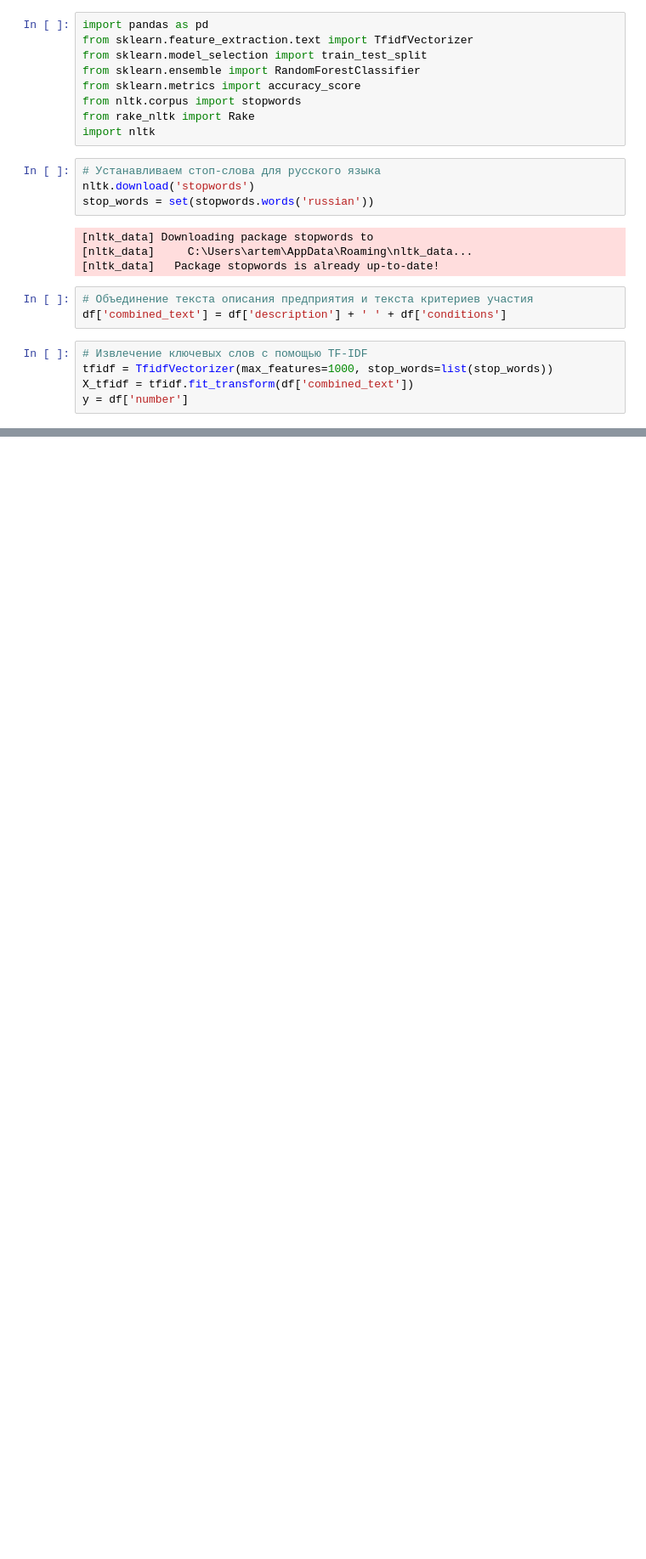
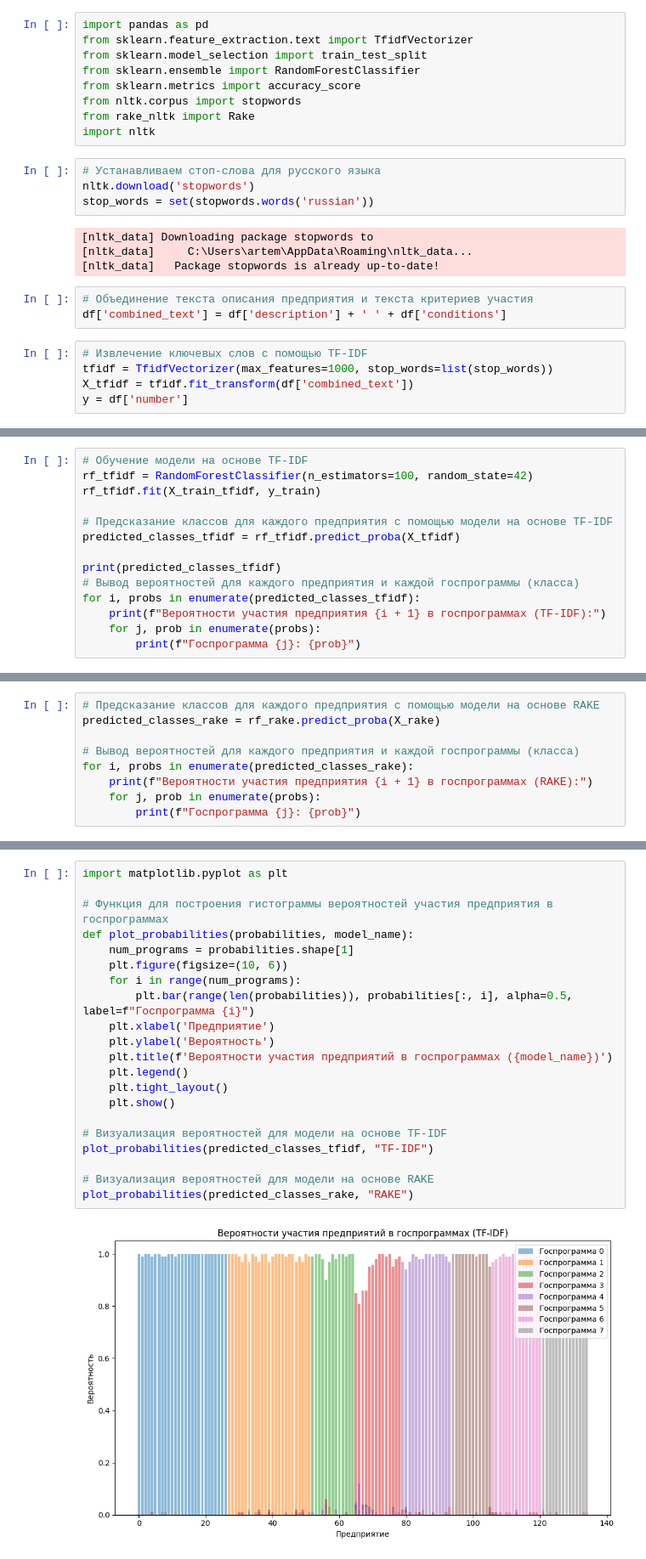
Before and after one commit to des3525/GovermentRecomendationProgs, a Jupyter notebook: ModelCheck/algoCheck.ipynb, the cells around one changed output, grey strips where cells are left out. Shown: that part at 85% size. Saved outputs shown, nothing was run; the diff lists cells and outputs as text; blank space fills up the shorter version.

```diff
--- a/ModelCheck/algoCheck.ipynb
+++ b/ModelCheck/algoCheck.ipynb
@@ -73,0 +74,14 @@ Accuracy using TF-IDF: 1.0
+# %%
+# Обучение модели на основе TF-IDF
+rf_tfidf = RandomForestClassifier(n_estimators=100, random_state=42)
+rf_tfidf.fit(X_train_tfidf, y_train)
+
+# Предсказание классов для каждого предприятия с помощью модели на основе TF-IDF
+predicted_classes_tfidf = rf_tfidf.predict_proba(X_tfidf)
+
+print(predicted_classes_tfidf)
+# Вывод вероятностей для каждого предприятия и каждой госпрограммы (класса)
+for i, probs in enumerate(predicted_classes_tfidf):
+    print(f"Вероятности участия предприятия {i + 1} в госпрограммах (TF-IDF):")
+    for j, prob in enumerate(probs):
+        print(f"Госпрограмма {j}: {prob}")
@@ -73,0 +134,9 @@ Accuracy using TF-IDF: 1.0
+# %%
+# Предсказание классов для каждого предприятия с помощью модели на основе RAKE
+predicted_classes_rake = rf_rake.predict_proba(X_rake)
+
+# Вывод вероятностей для каждого предприятия и каждой госпрограммы (класса)
+for i, probs in enumerate(predicted_classes_rake):
+    print(f"Вероятности участия предприятия {i + 1} в госпрограммах (RAKE):")
+    for j, prob in enumerate(probs):
+        print(f"Госпрограмма {j}: {prob}")
@@ -73,0 +161,23 @@ Accuracy using TF-IDF: 1.0
+# %%
+import matplotlib.pyplot as plt
+
+# Функция для построения гистограммы вероятностей участия предприятия в госпрограммах
+def plot_probabilities(probabilities, model_name):
+    num_programs = probabilities.shape[1]
+    plt.figure(figsize=(10, 6))
+    for i in range(num_programs):
+        plt.bar(range(len(probabilities)), probabilities[:, i], alpha=0.5, label=f"Госпрограмма {i}")
+    plt.xlabel('Предприятие')
+    plt.ylabel('Вероятность')
+    plt.title(f'Вероятности участия предприятий в госпрограммах ({model_name})')
+    plt.legend()
+    plt.tight_layout()
+    plt.show()
+
+# Визуализация вероятностей для модели на основе TF-IDF
+plot_probabilities(predicted_classes_tfidf, "TF-IDF")
+
+# Визуализация вероятностей для модели на основе RAKE
+plot_probabilities(predicted_classes_rake, "RAKE")
+# %% [output]
+[figure, added]
```
Also changed, not shown: parts of 14 cells of this notebook, 1 other file.
